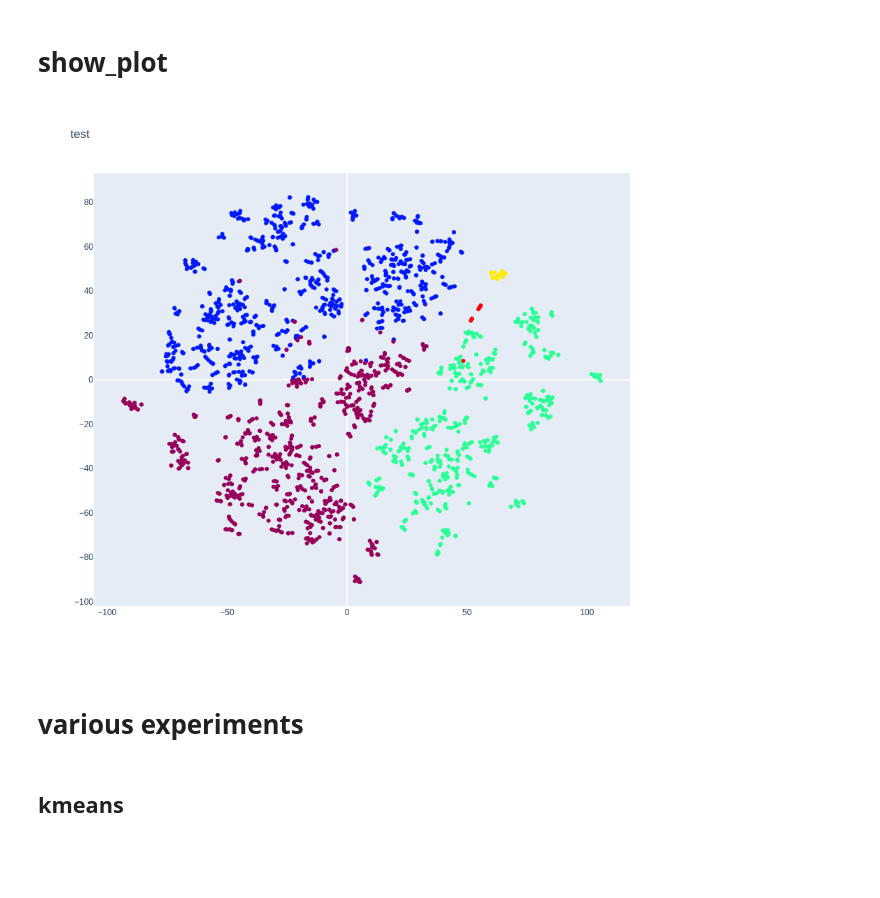
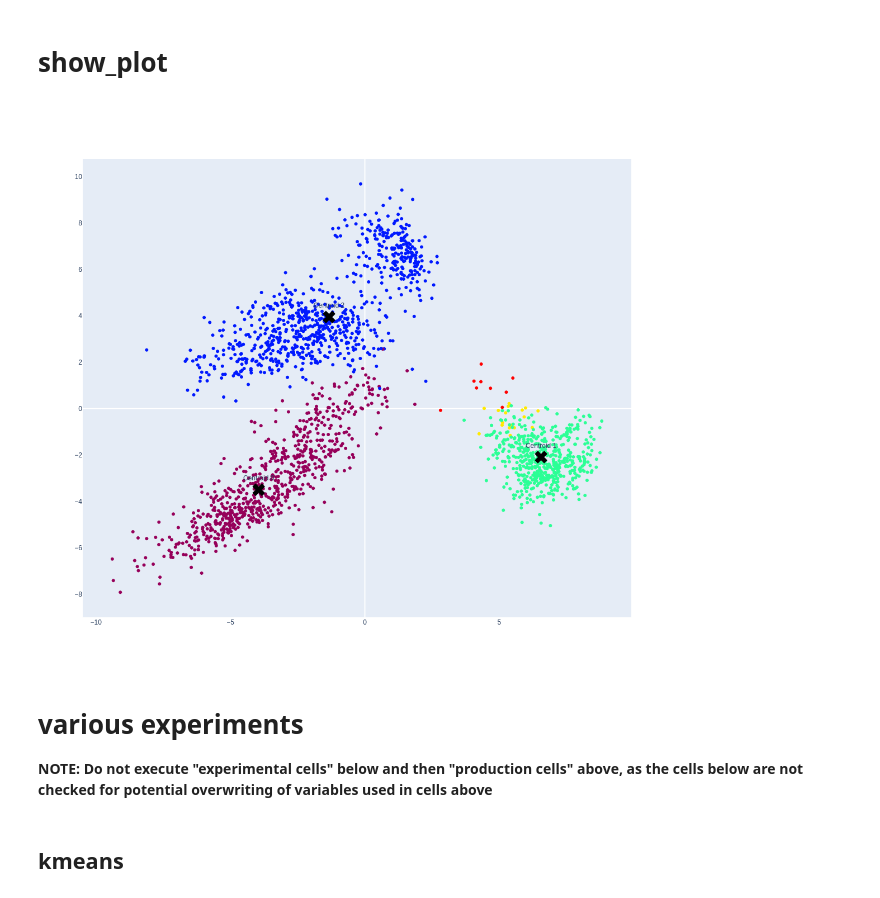
Before and after one commit to veldhub/veld_code__embeddings_platform, a Jupyter notebook: src/notebooks/analyse_embeddings.ipynb, the cells around one changed output. Drawn from its saved outputs; the diff is of its cells as text; code cells hidden in the pictures; blank space fills up the shorter version.

Commit message:
working modular setup with automated kmeans

```diff
--- a/src/notebooks/analyse_embeddings.ipynb
+++ b/src/notebooks/analyse_embeddings.ipynb
@@ -46,7 +47,7 @@ def load_from_db(lemma_list, limit=None):
     labels = []
     embeddings = []
     for r in rows:
-        labels.append(r[0] + "-" + str(r[1]) + "-" + str(r[2]))
+        labels.append(r[0] + "-sent:" + str(r[1]) + "-token:" + str(r[2]))
         embeddings.append(r[3])
     labels = np.array(labels)
     embeddings = np.array(embeddings)
@@ -54,6 +55,6 @@ def load_from_db(lemma_list, limit=None):
     return (labels, embeddings)
 
 
-labels_embeddings = load_from_db(["Frau", "Mann", "Haus", "Küche", "Werkstatt"])
+labels, embeddings = load_from_db(["Frau", "Mann", "Haus", "Küche", "Werkstatt"])
 # %% [output]
 2085
@@ -62,11 +60,0 @@ labels_embeddings = load_from_db(["Frau", "Mann", "Haus", "Küche", "Werkstatt"]
-# %%
-def calculate_kmeans(embeddings, n_clusters=5):
-    embeddings_kmeans = KMeans(n_clusters=n_clusters, random_state=42)
-    embeddings_kmeans.fit(embeddings)
-    print(embeddings_kmeans.cluster_centers_.shape)
-    return embeddings_kmeans
-
-
-embeddings_kmeans = calculate_kmeans(labels_embeddings[1], 5)
-print(embeddings_kmeans.cluster_centers_)
-print(embeddings_kmeans.n_clusters)
@@ -107,5 +82,5 @@ def calculate_pca(embeddings, n_components=2):
     return embeddings_pca
 
 
-embeddings_pca = calculate_pca(labels_embeddings[1])
+embeddings_pca = calculate_pca(embeddings)
 # %% [output]
@@ -132,8 +126,11 @@ embeddings_pca = calculate_pca(labels_embeddings[1])
 # %%
-def show_plot(labels, embeddings, title=None, show_labels=False, color_by="lemma"):
-    # kmeans = KMeans(n_clusters=4, random_state=0).fit(data_test)
-    # labels = kmeans.labels_
-    # centroids = kmeans.cluster_centers_
+def show_plot(labels, embeddings, kmeans=None, title=None, show_labels=False, color_by=None):
+
+    if kmeans:
+        labels_new = []
+        for label, cluster_id in zip(labels, kmeans.labels_):
+            labels_new.append(label + "-centroid:" + str(cluster_id))
+        labels = np.array(labels_new)
 
     if color_by:
         if color_by == "lemma":
@@ -149,56 +146,66 @@ def show_plot(labels, embeddings, title=None, show_labels=False, color_by="lemma
                     color_id_current += 1
                 color_id_list.append(color_id)
         elif color_by == "kmeans":
-            raise Exception()
+            color_id_list = kmeans.labels_
         else:
             raise Exception('arg `color_by` must be either `"lemma"`, `"kmeans"`, or `None`')
     else:
         color_id_list = [0 for _ in embeddings]
 
     fig = go.Figure(
         data=go.Scatter(
             x=embeddings[:, 0],
             y=embeddings[:, 1],
             mode="markers",
             customdata=labels[:, np.newaxis],
             marker=dict(
                 color=color_id_list,
                 colorscale="rainbow",
             ),
-            hovertemplate="x: %{x}<br>y: %{y}, label: %{customdata[0]}<extra></extra>",
+            hovertemplate="x: %{x}<br>y: %{y}<br>label: %{customdata[0]}<extra></extra>",
             showlegend=False,
         ),
         layout=go.Layout(
             title=title,
-            width=800,
-            height=800,
+            width=1000,
+            height=1000,
             xaxis=dict(showgrid=False),
             yaxis=dict(showgrid=False),
         ),
     )
-    # for i, (cx, cy) in enumerate(centroids):
-    #     fig.add_scatter(
-    #         x=[cx],
-    #         y=[cy],
-    #         mode="markers+text",
-    #         marker=dict(
-    #             color="red",
-    #             size=20,
-    #             symbol="x",
-    #         ),
-    #         text=[f"Centroid {i}"],
-    #         textposition="top center",
-    #         showlegend=False,
-    #         hovertemplate="x: %{x}<br>y: %{y}<extra></extra>",
-    #     )
+    if kmeans:
+        for i, (cx, cy) in enumerate(kmeans.cluster_centers_):
+            kmeans_label = f"Centroid {i}"
+            fig.add_scatter(
+                x=[cx],
+                y=[cy],
+                mode="markers+text",
+                marker=dict(
+                    color="black",
+                    size=20,
+                    symbol="x",
+                ),
+                text=[kmeans_label],
+                textposition="top center",
+                showlegend=False,
+                hovertemplate="x: %{x}<br>y: %{y}<br>" + kmeans_label + "<extra></extra>",
+            )
     fig.show()
 
 
-show_plot(labels=labels_embeddings[0], embeddings=embeddings_tsne, title="test", show_labels=False)
+show_plot(
+    labels=labels,
+    embeddings=embeddings_pca,
+    kmeans=embeddings_kmeans_pca,
+    show_labels=False,
+    color_by="lemma",
+)
 # %% [output]
-[figure, old version]
+[figure, new version]
 # %% [markdown]
 # various experiments
+
+**NOTE: Do not execute "experimental cells" below and then "production cells" above, as the cells below are not checked for potential overwriting of variables used in cells above**
 # %% [markdown]
 ## kmeans
 # %% [markdown]
```
Also changed, not shown: parts of 13 cells of this notebook.
